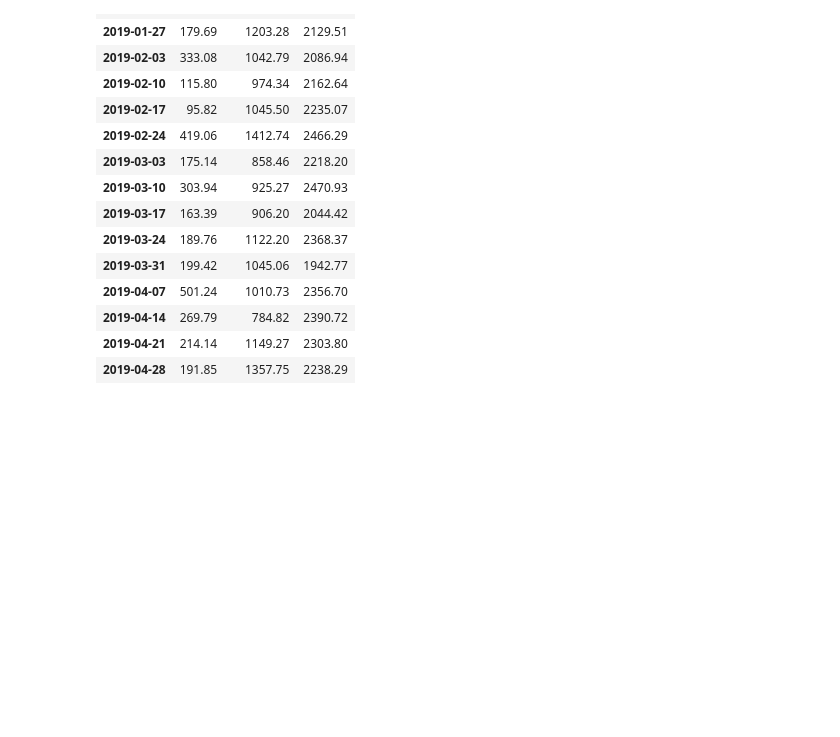
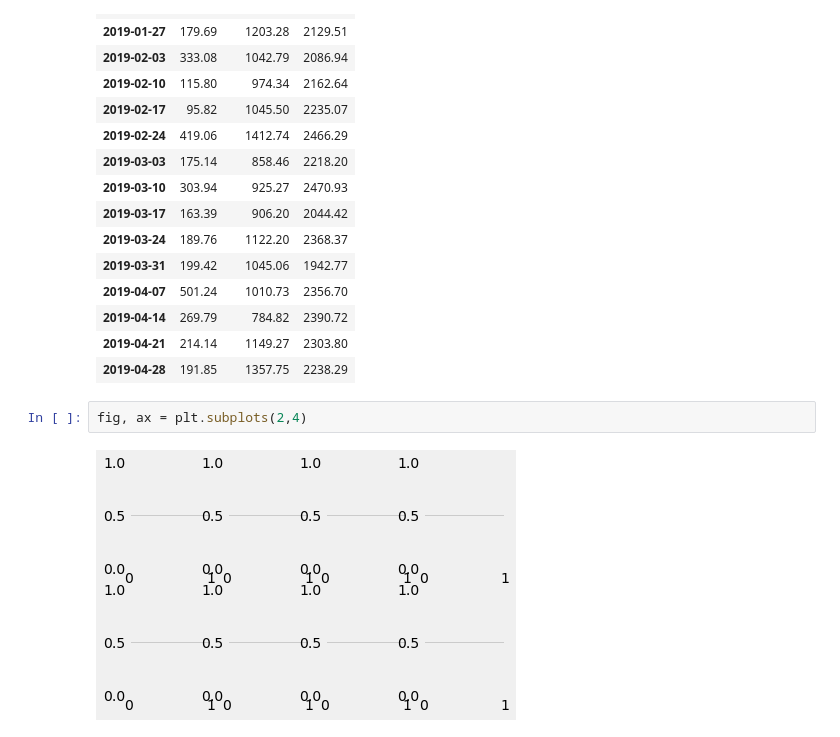
Before and after one commit to mrmarken/PyBer_Analysis, a Jupyter notebook: PyBer_Challenge.ipynb, the cells around one changed output. Cells and saved outputs as stored; diff of their text form; blank space fills up the shorter version.

Commit message:
adding final versions of challenge file and corresponding figures.

```diff
--- a/PyBer_Challenge.ipynb
+++ b/PyBer_Challenge.ipynb
@@ -291,6 +280,10 @@ sum_of_fares_df_pivot
 | 2019-04-14 | 269.79 | 784.82 | 2390.72 |
 | 2019-04-21 | 214.14 | 1149.27 | 2303.80 |
 | 2019-04-28 | 191.85 | 1357.75 | 2238.29 |
+# %%
+fig, ax = plt.subplots(2,4)
+# %% [output]
+[figure, added]
 # %%
 # 8. Using the object-oriented interface method, plot the resample
 # DataFrame using the df.plot() function.
```
Also changed, not shown: parts of 5 cells of this notebook, 4 other files.
